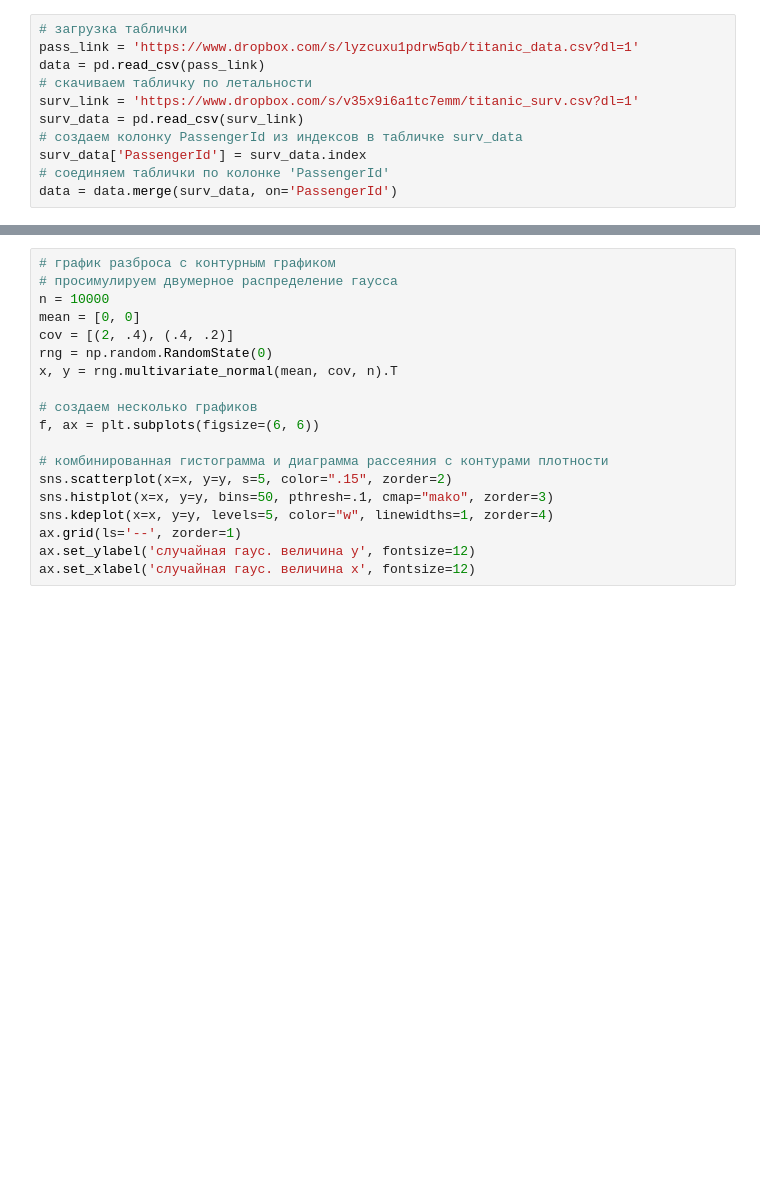
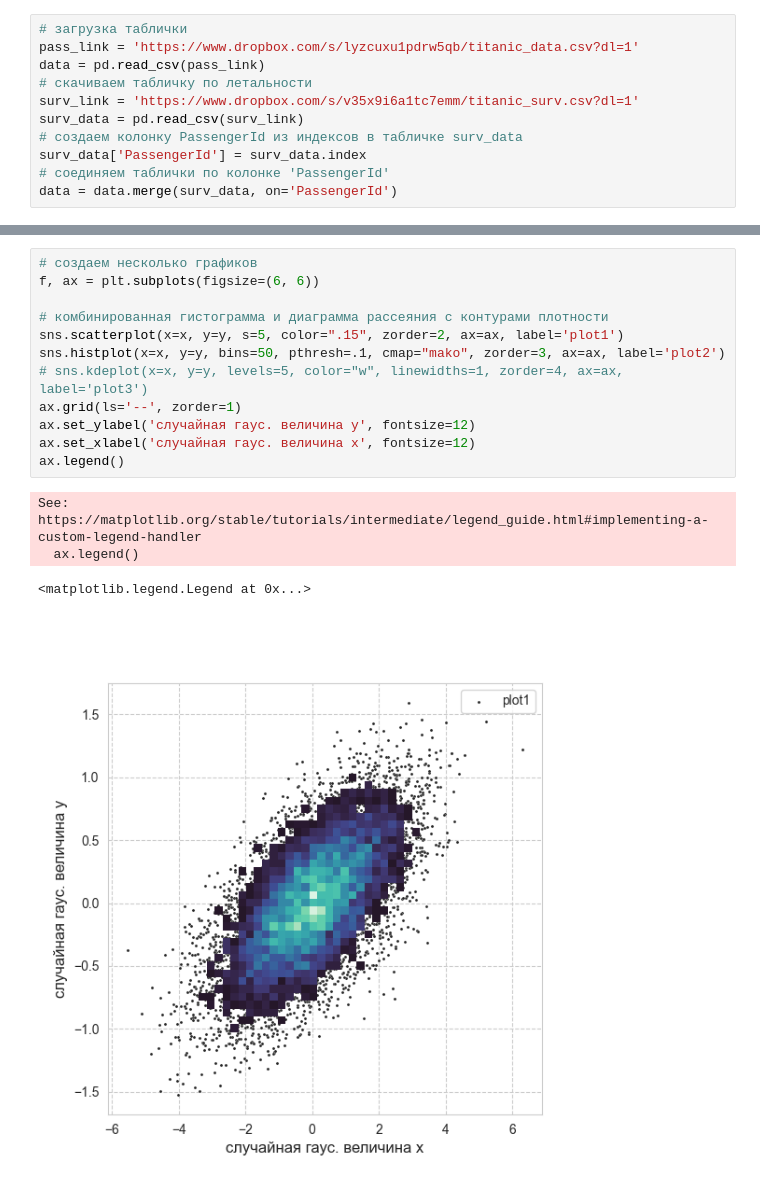
Before and after one commit to NicholayKurbatov/LearnPython-AsA-Physicist, a Jupyter notebook: templates/2. data visualisation/data-plots.ipynb, the cells around one changed output, grey strips where cells are left out. Drawn from its saved outputs; the diff is of its cells as text; blank space fills up the shorter version.

```diff
--- a/templates/2. data visualisation/data-plots.ipynb
+++ b/templates/2. data visualisation/data-plots.ipynb
@@ -80,22 +127,20 @@ plt.grid(ls='--', lw=0.5, zorder=1)
 # %%
-# график разброса с контурным графиком
-# просимулируем двумерное распределение гаусса
-n = 10000
-mean = [0, 0]
-cov = [(2, .4), (.4, .2)]
-rng = np.random.RandomState(0)
-x, y = rng.multivariate_normal(mean, cov, n).T
-
 # создаем несколько графиков
 f, ax = plt.subplots(figsize=(6, 6))
 
 # комбинированная гистограмма и диаграмма рассеяния с контурами плотности
-sns.scatterplot(x=x, y=y, s=5, color=".15", zorder=2)
-sns.histplot(x=x, y=y, bins=50, pthresh=.1, cmap="mako", zorder=3)
-sns.kdeplot(x=x, y=y, levels=5, color="w", linewidths=1, zorder=4)
+sns.scatterplot(x=x, y=y, s=5, color=".15", zorder=2, ax=ax, label='plot1')
+sns.histplot(x=x, y=y, bins=50, pthresh=.1, cmap="mako", zorder=3, ax=ax, label='plot2')
+# sns.kdeplot(x=x, y=y, levels=5, color="w", linewidths=1, zorder=4, ax=ax, label='plot3')
 ax.grid(ls='--', zorder=1)
 ax.set_ylabel('случайная гаус. величина y', fontsize=12)
 ax.set_xlabel('случайная гаус. величина x', fontsize=12)
+ax.legend()
+# %% [output]
+See: https://matplotlib.org/stable/tutorials/intermediate/legend_guide.html#implementing-a-custom-legend-handler
+  ax.legend()
+<matplotlib.legend.Legend at 0x...>
+[figure, added]
 # %%
 # график трехмерной поверхности
 def foo(x, y):
```
Also changed, not shown: parts of 10 cells of this notebook, 6 other files.
